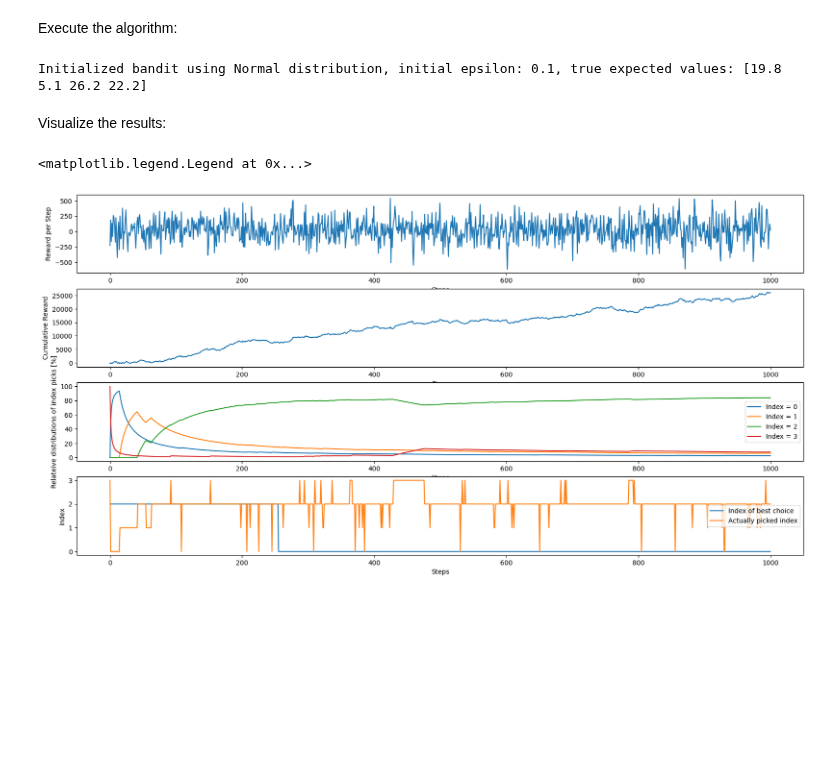
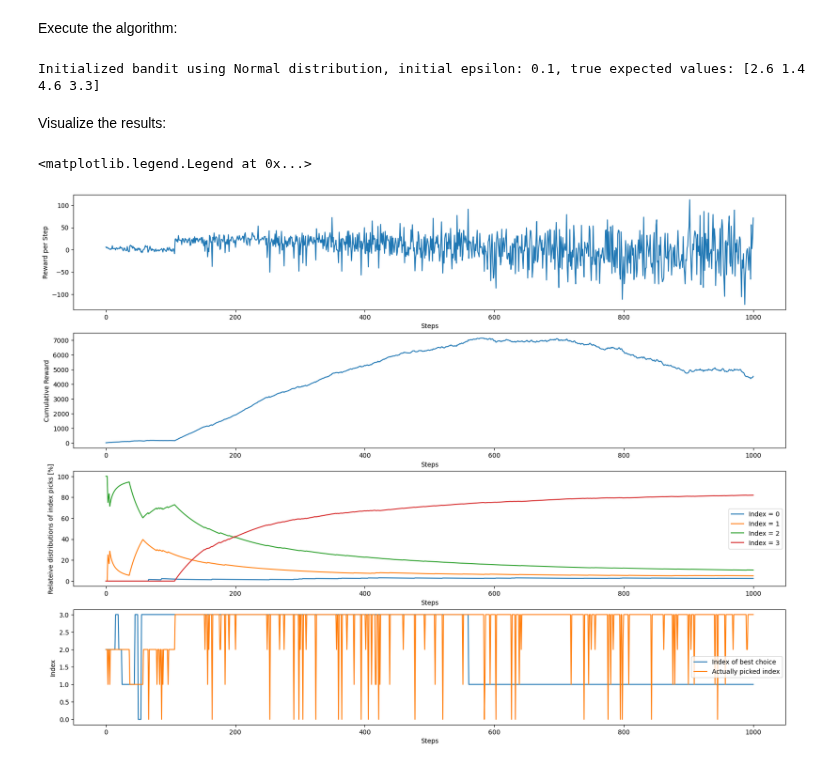
Before and after one commit to domenic14/DRL_Excercises, a Jupyter notebook: 01_multi-armed-bandits.ipynb, the cells around one changed output. Cells and saved outputs as stored; diff of their text form; code cells hidden in the pictures; blank space fills up the shorter version.

Commit message:
Reworked parts of 1.2.c) and added initial proposal for 1.2d)

```diff
--- a/01_multi-armed-bandits.ipynb
+++ b/01_multi-armed-bandits.ipynb
@@ -80,7 +80,7 @@ class NormalDistribution(Distribution):
         return 'Normal'
 
     def adapt(self):
-        self.mean += np.random.normal(0.0, 0.5)
+        self.mean += np.random.normal(0.0, 2)
         self.standard_deviation += max(np.random.normal(0.0, 0.5), 0)
 # %% [markdown]
 Now, create the bandit:
@@ -299,7 +299,7 @@ class NSkArmedBandit(object):
             print('-'*10)
 
 
-        return self.N, R, self.G, index, a_star_index_before_update
+        return self.N, R, self.G, index, a_star_index_before_update, self.Q, self.true_expected_values
 # %% [markdown]
 Execute the algorithm:
 # %%
@@ -312,53 +312,59 @@ rewards = []
 cumulative_rewards = []
 best_index = []
 picked_index = []
+expected_estimates = [[] for _ in range(k)]
+true_expected = [[] for _ in range(k)]
 
 for _ in range(num_rolls):
-    N, R, G, index, a_star_index = non_stationary_bandit.pick(verbose = 0)
+    N, R, G, index, a_star_index, Q, true_expected_values = non_stationary_bandit.pick(verbose = 0)
 
     total_num_picks = np.sum(N)
     for num_picks_index in range(len(N)):
         relative_picks_per_index = N[num_picks_index] / total_num_picks
         relative_picks[num_picks_index].append(relative_picks_per_index)
 
+    for Q_index in range(len(Q)):
+        expected_estimates[Q_index].append(Q[Q_index])
+        true_expected[Q_index].append(true_expected_values[Q_index])
+
     rewards.append(R)
     cumulative_rewards.append(G)
     best_index.append(a_star_index)
     picked_index.append(index)
 # %% [output]
-Initialized bandit using Normal distribution, initial epsilon: 0.1, true expected values: [19.8  5.1 26.2 22.2]
+Initialized bandit using Normal distribution, initial epsilon: 0.1, true expected values: [2.6 1.4 4.6 3.3]
 # %% [markdown]
 Visualize the results:
 # %%
 import matplotlib.pyplot as plt
 
 t = np.linspace(0, num_rolls, num_rolls)
 
-fig, ax = plt.subplots(4, figsize=(20,10))
+fig, ax = plt.subplots(4, figsize=(20,15))
 
 ax[0].plot(t, rewards)
 ax[1].plot(t, cumulative_rewards)
 
 for index in range(len(relative_picks)):
     picks_per_index = np.multiply(relative_picks[index], 100)
     ax[2].plot(t, picks_per_index, label = f'Index = {index}')
 
 ax[3].plot(t, best_index, label = 'Index of best choice')
 ax[3].plot(t, picked_index, label = 'Actually picked index')
 
 ax[0].set_xlabel('Steps')
 ax[0].set_ylabel('Reward per Step')
 
 ax[1].set_xlabel('Steps')
 ax[1].set_ylabel('Cumulative Reward')
 
 ax[2].set_xlabel('Steps')
 ax[2].set_ylabel('Relateive distributions of index picks [%]')
 ax[2].legend()
 
 ax[3].set_xlabel('Steps')
 ax[3].set_ylabel('Index')
 ax[3].legend()
 # %% [output]
 <matplotlib.legend.Legend at 0x...>
-[figure, old version]
+[figure, new version]
```
Also changed, not shown: parts of 2 cells of this notebook, 3 other files.
